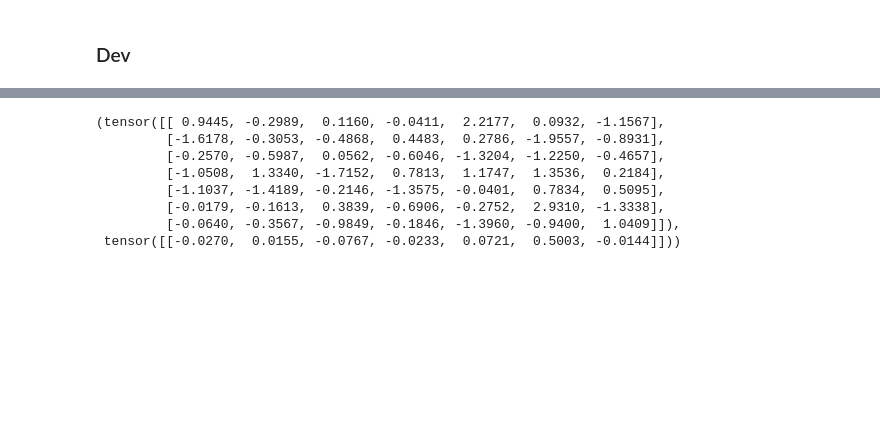
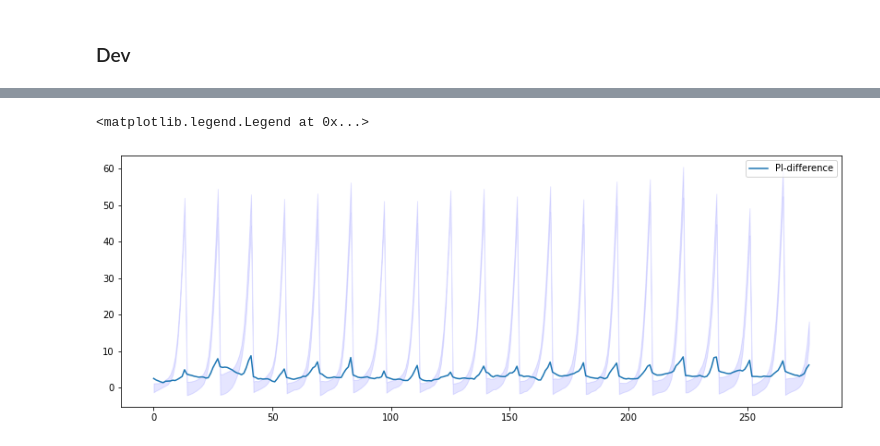
Before and after one commit to Vemundss/dt8122-2021, a Jupyter notebook: notebooks/matrixND.ipynb, the cells around one changed output, grey strips where cells are left out. Saved outputs shown, nothing was run; the diff lists cells and outputs as text; code cells hidden in the pictures; blank space fills up the shorter version.

```diff
--- a/notebooks/matrixND.ipynb
+++ b/notebooks/matrixND.ipynb
@@ -123,14 +135,19 @@ Text(0.5, 0.98, 'True vs Predicted')
+# %%
+# Plot uncertainty curve and PI difference
+# - We expect the PI to be wider where there is few data points, i.e. at the peaks of the "yatch.txt"
+# dataset, but the plot above does not seem to support this fact. However, when the graph "grows"
+# quickly, the PI width appears thin, while it in reality is actually wider.
+# This can be seen from the follow plot: I.e. that the PI difference grows near the peaks, and
+# becomes smaller near the troughs.
+fig, ax = plt.subplots(figsize=(14,5))
+ax.plot(Upi[:,0] - Lpi[:,0], label='PI-difference')
+ax.fill_between(np.arange(len(y_train)), Lpi[:,0], Upi[:,0], color='b', alpha=.1)
+ax.legend()
+# %% [output]
+<matplotlib.legend.Legend at 0x...>
+[figure, added]
 # %%
-W1, W2
+net.sample_weights()
-# %% [output]
-(tensor([[ 0.9445, -0.2989,  0.1160, -0.0411,  2.2177,  0.0932, -1.1567],
-         [-1.6178, -0.3053, -0.4868,  0.4483,  0.2786, -1.9557, -0.8931],
-         [-0.2570, -0.5987,  0.0562, -0.6046, -1.3204, -1.2250, -0.4657],
-         [-1.0508,  1.3340, -1.7152,  0.7813,  1.1747,  1.3536,  0.2184],
-         [-1.1037, -1.4189, -0.2146, -1.3575, -0.0401,  0.7834,  0.5095],
-         [-0.0179, -0.1613,  0.3839, -0.6906, -0.2752,  2.9310, -1.3338],
-         [-0.0640, -0.3567, -0.9849, -0.1846, -1.3960, -0.9400,  1.0409]]),
- tensor([[-0.0270,  0.0155, -0.0767, -0.0233,  0.0721,  0.5003, -0.0144]]))
 # %%
 for key, value in pyro.get_param_store().items():
     print(key, value)
```
Also changed, not shown: parts of 10 cells of this notebook, 3 other files.
